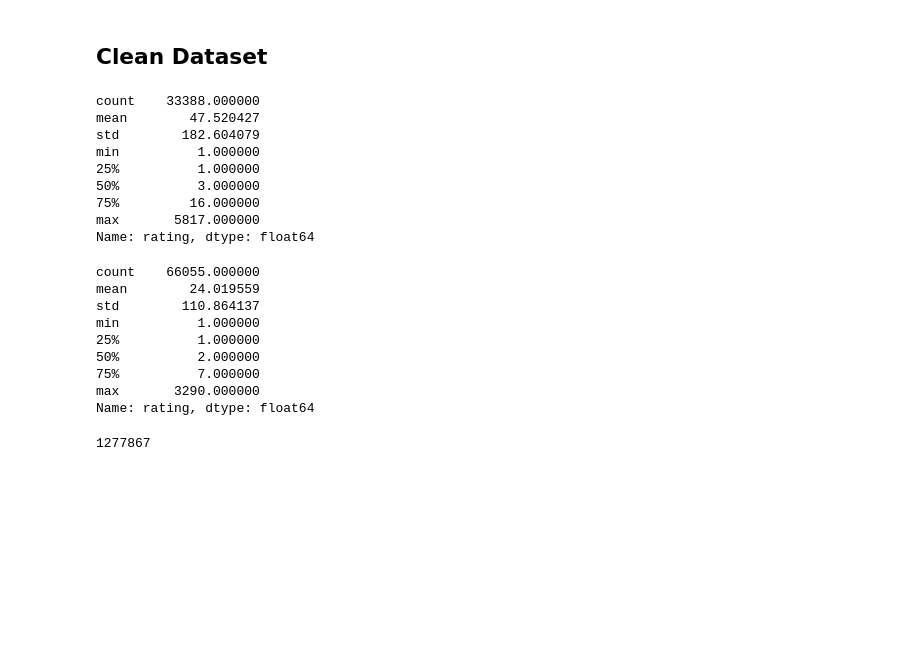
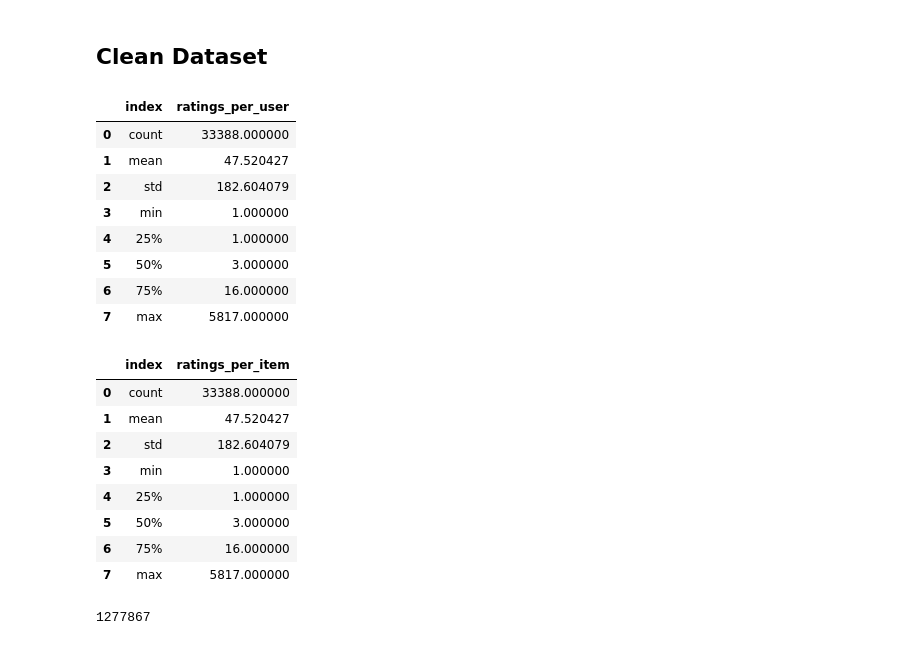
Before and after one commit to Andree-9/Beer-Recommender-System, a Jupyter notebook: beer_recommender.ipynb, the cells around one changed output. Cells and saved outputs as stored; diff of their text form; code cells hidden in the pictures; blank space fills up the shorter version.

```diff
--- a/beer_recommender.ipynb
+++ b/beer_recommender.ipynb
@@ -71,29 +72,33 @@ plt.show()
 # %%
 ratings_per_user = df.groupby("user")["rating"].count().sort_values(ascending=False)
 ratings_per_user.describe()
+df1 = pd.DataFrame({'ratings_per_user': ratings_per_user.describe()})
+df1.reset_index()
 # %% [output]
-count    33388.000000
-mean        47.520427
-std        182.604079
-min          1.000000
-25%          1.000000
-50%          3.000000
-75%         16.000000
-max       5817.000000
-Name: rating, dtype: float64
+|  | index | ratings_per_user |
+| 0 | count | 33388.000000 |
+| 1 | mean | 47.520427 |
+| 2 | std | 182.604079 |
+| 3 | min | 1.000000 |
+| 4 | 25% | 1.000000 |
+| 5 | 50% | 3.000000 |
+| 6 | 75% | 16.000000 |
+| 7 | max | 5817.000000 |
 # %%
 ratings_per_item = df.groupby("item")["rating"].count().sort_values(ascending=False)
 ratings_per_item.describe()
+df2 = pd.DataFrame({'ratings_per_item': ratings_per_user.describe()})
+df2.reset_index()
 # %% [output]
-count    66055.000000
-mean        24.019559
-std        110.864137
-min          1.000000
-25%          1.000000
-50%          2.000000
-75%          7.000000
-max       3290.000000
-Name: rating, dtype: float64
+|  | index | ratings_per_item |
+| 0 | count | 33388.000000 |
+| 1 | mean | 47.520427 |
+| 2 | std | 182.604079 |
+| 3 | min | 1.000000 |
+| 4 | 25% | 1.000000 |
+| 5 | 50% | 3.000000 |
+| 6 | 75% | 16.000000 |
+| 7 | max | 5817.000000 |
 # %%
 df = df.groupby("user").filter(lambda g: g["rating"].count() > 30)
 df = df.groupby("item").filter(lambda g: g["rating"].count() > 15)
```
Also changed, not shown: parts of 15 cells of this notebook.
